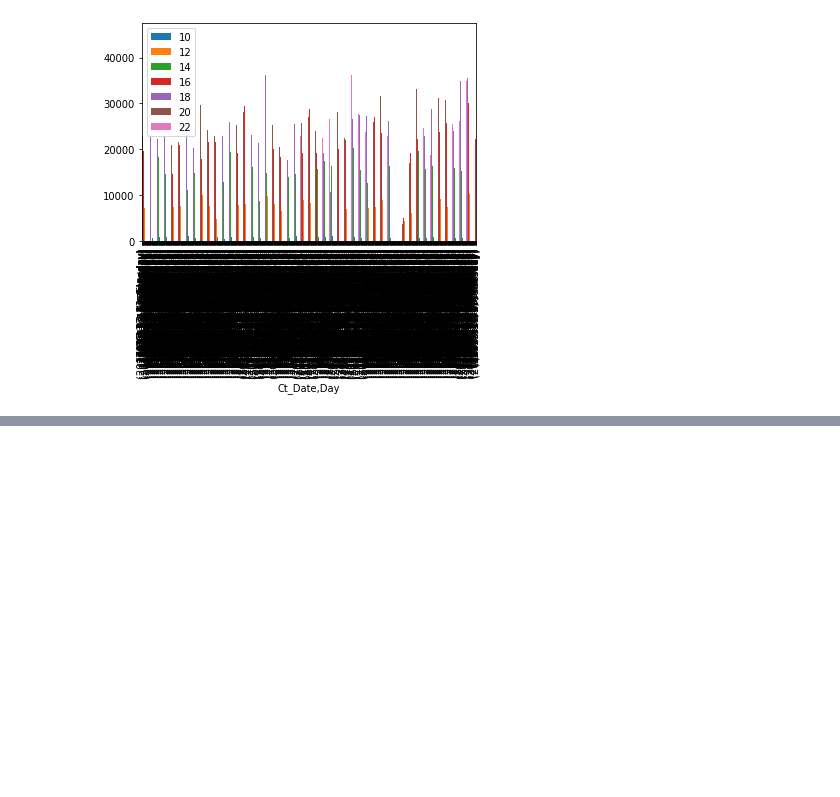
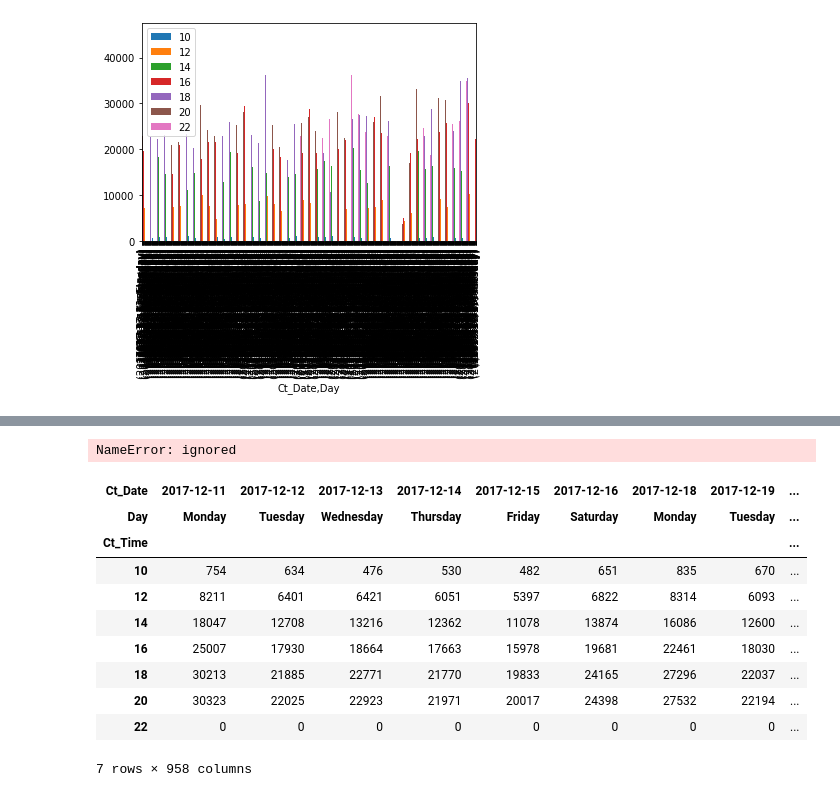
Before and after one commit to sreeniedp/Data-Science-Projects, a Jupyter notebook: sorted_data.ipynb, the cells around one changed output, grey strips where cells are left out. Cells and saved outputs as stored; diff of their text form; code cells hidden in the pictures; blank space fills up the shorter version.

```diff
--- a/sorted_data.ipynb
+++ b/sorted_data.ipynb
@@ -92,0 +106,4 @@ plt.figure(); df_pvt.plot(kind='bar'); plt.legend(loc='best')
+# %%
+df_pvt1=pd.pivot_table(df_gp.reset_index(),index=['Ct_Time'],columns=['Ct_Date','Day'],values='GLPLNOS', aggfunc='sum', fill_value=0)
+# %% [output]
+NameError: ignored
@@ -92,0 +112,14 @@ plt.figure(); df_pvt.plot(kind='bar'); plt.legend(loc='best')
+# %%
+df_pvt1
+# %% [output]
+| Ct_Date | 2017-12-11 | 2017-12-12 | 2017-12-13 | 2017-12-14 | 2017-12-15 | 2017-12-16 | 2017-12-18 | 2017-12-19 | ... |
+| Day | Monday | Tuesday | Wednesday | Thursday | Friday | Saturday | Monday | Tuesday | ... |
+| Ct_Time |  |  |  |  |  |  |  |  | ... |
+| 10 | 754 | 634 | 476 | 530 | 482 | 651 | 835 | 670 | ... |
+| 12 | 8211 | 6401 | 6421 | 6051 | 5397 | 6822 | 8314 | 6093 | ... |
+| 14 | 18047 | 12708 | 13216 | 12362 | 11078 | 13874 | 16086 | 12600 | ... |
+| 16 | 25007 | 17930 | 18664 | 17663 | 15978 | 19681 | 22461 | 18030 | ... |
+| 18 | 30213 | 21885 | 22771 | 21770 | 19833 | 24165 | 27296 | 22037 | ... |
+| 20 | 30323 | 22025 | 22923 | 21971 | 20017 | 24398 | 27532 | 22194 | ... |
+| 22 | 0 | 0 | 0 | 0 | 0 | 0 | 0 | 0 | ... |
+7 rows × 958 columns
```
Also changed, not shown: parts of 35 cells of this notebook.
